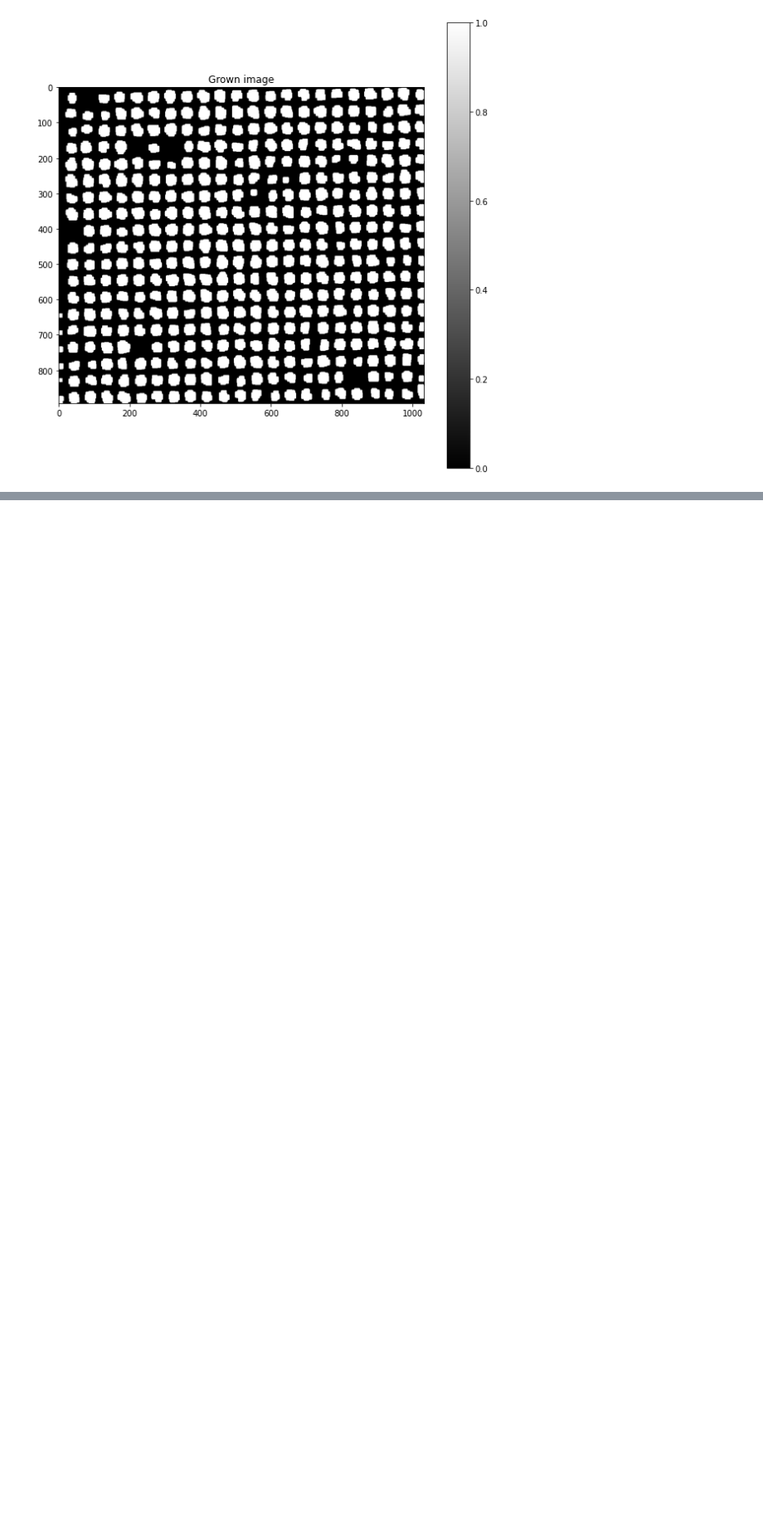
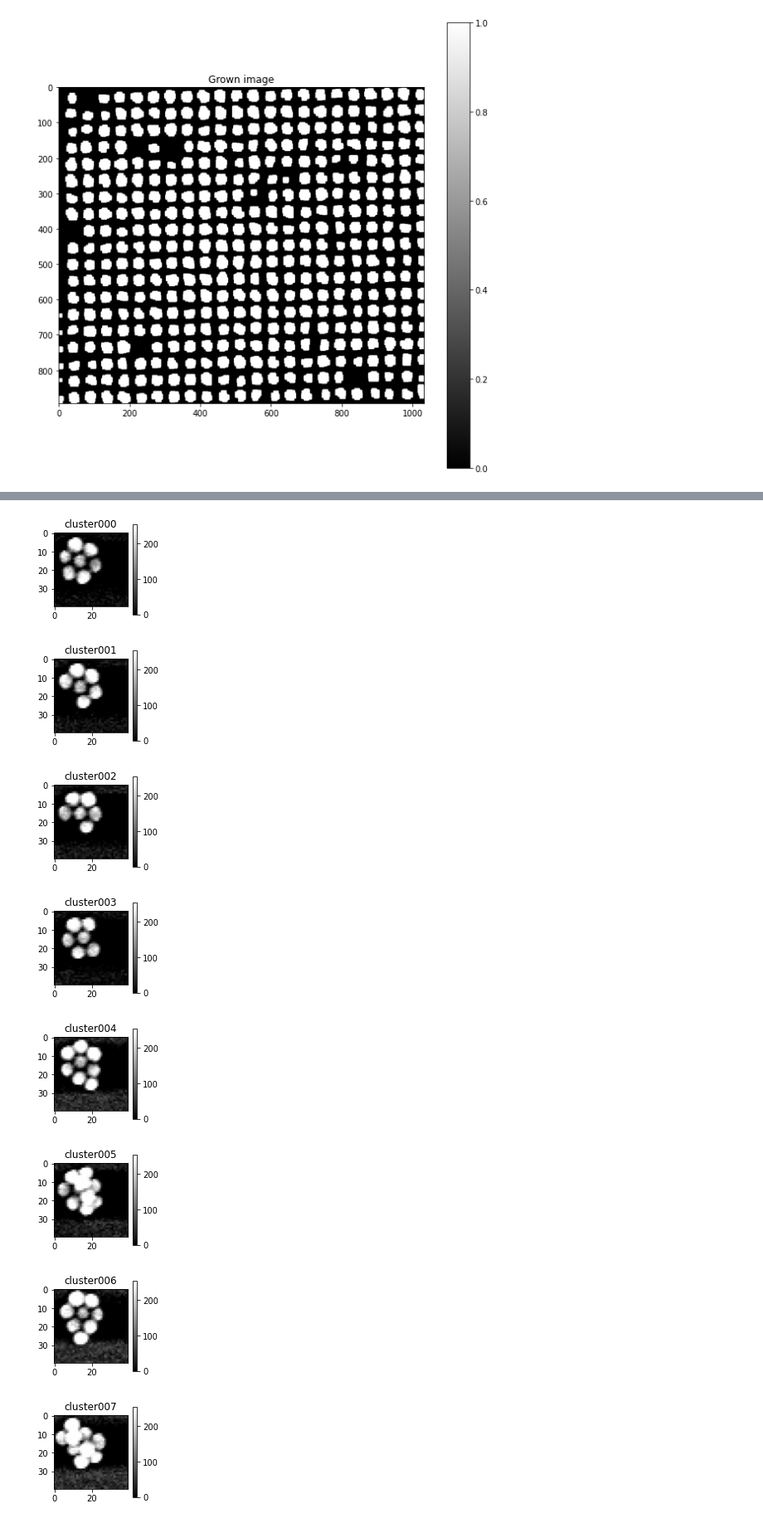
Before and after one commit to Clapfire/oip_image_processing_assignment_1, a Jupyter notebook: src/segmentation.ipynb, the cells around one changed output, grey strips where cells are left out. Shown: that part at 83% size. Saved outputs shown, nothing was run; the diff lists cells and outputs as text; code cells hidden in the pictures; blank space fills up the shorter version.

Commit message:
Implement segmentation into seperate clusters

```diff
--- a/src/segmentation.ipynb
+++ b/src/segmentation.ipynb
@@ -69,0 +70,9 @@ Time elapsed during labelling: 3.74s
+# %%
+# Start performance timer.
+start = time.perf_counter()
+
+# Get the boundary boxes.
+anchors, boxSize = oiplib.getBoundaryBoxes(regionImg)
+
+# Stop performance timer.
+stop = time.perf_counter()
@@ -69,0 +84,20 @@ Time elapsed during labelling: 3.74s
+# %%
+# Display example clusters.
+for i in range(len(anchors)):
+    x, y = anchors[i]
+
+    # Display example images.
+    if i < 10:
+        oiplib.showImage(grayImg[x:x+boxSize, y:y+boxSize], "cluster%03d"%(i), figsize=(2, 2));
+
+    # Write out all clusters.
+    oiplib.saveImage("../images/clusters/cluster%03d.png"%(i), grayImg[x:x+boxSize, y:y+boxSize], cmap="gray")
+# %% [output]
+[figure, added]
+[figure, added]
+[figure, added]
+[figure, added]
+[figure, added]
+[figure, added]
+[figure, added]
+[figure, added]
```
Also changed, not shown: parts of 5 cells of this notebook, 1 other file.
